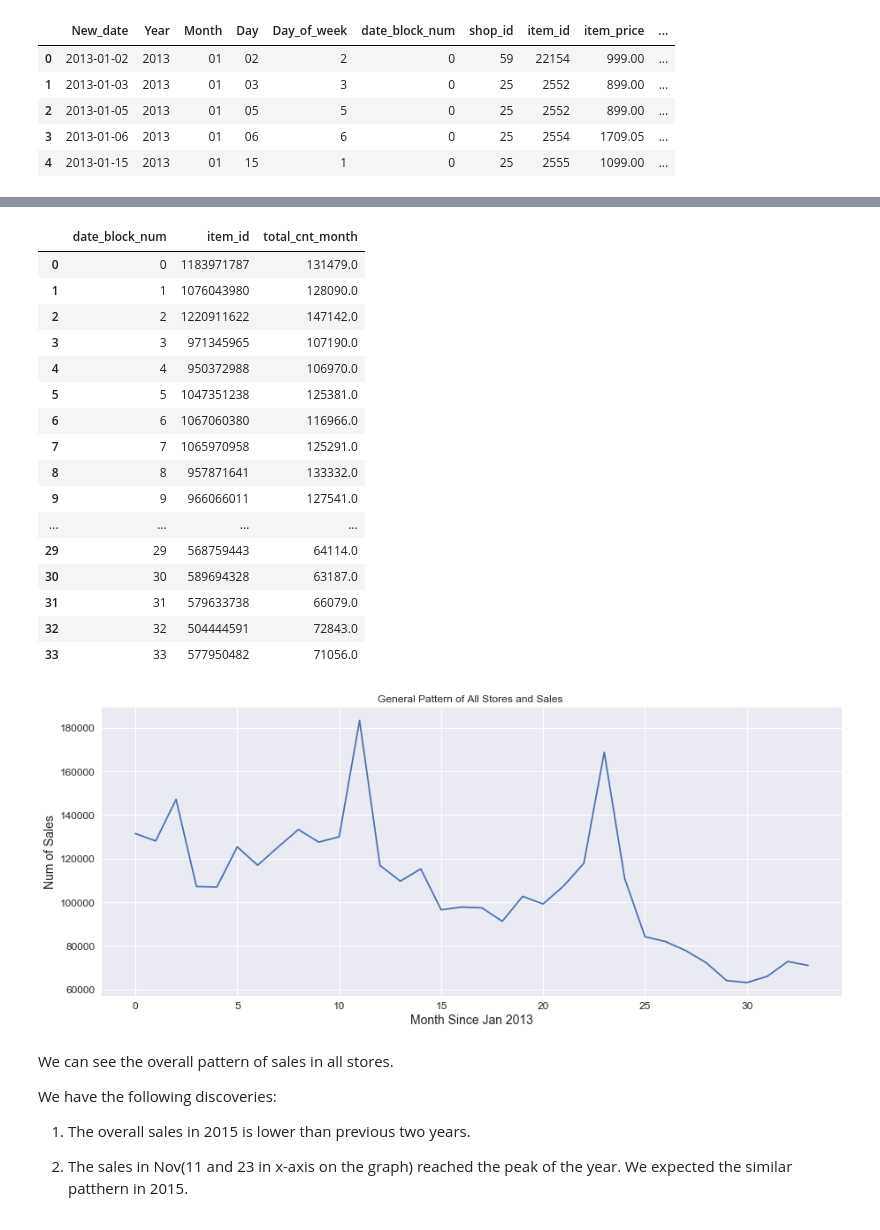
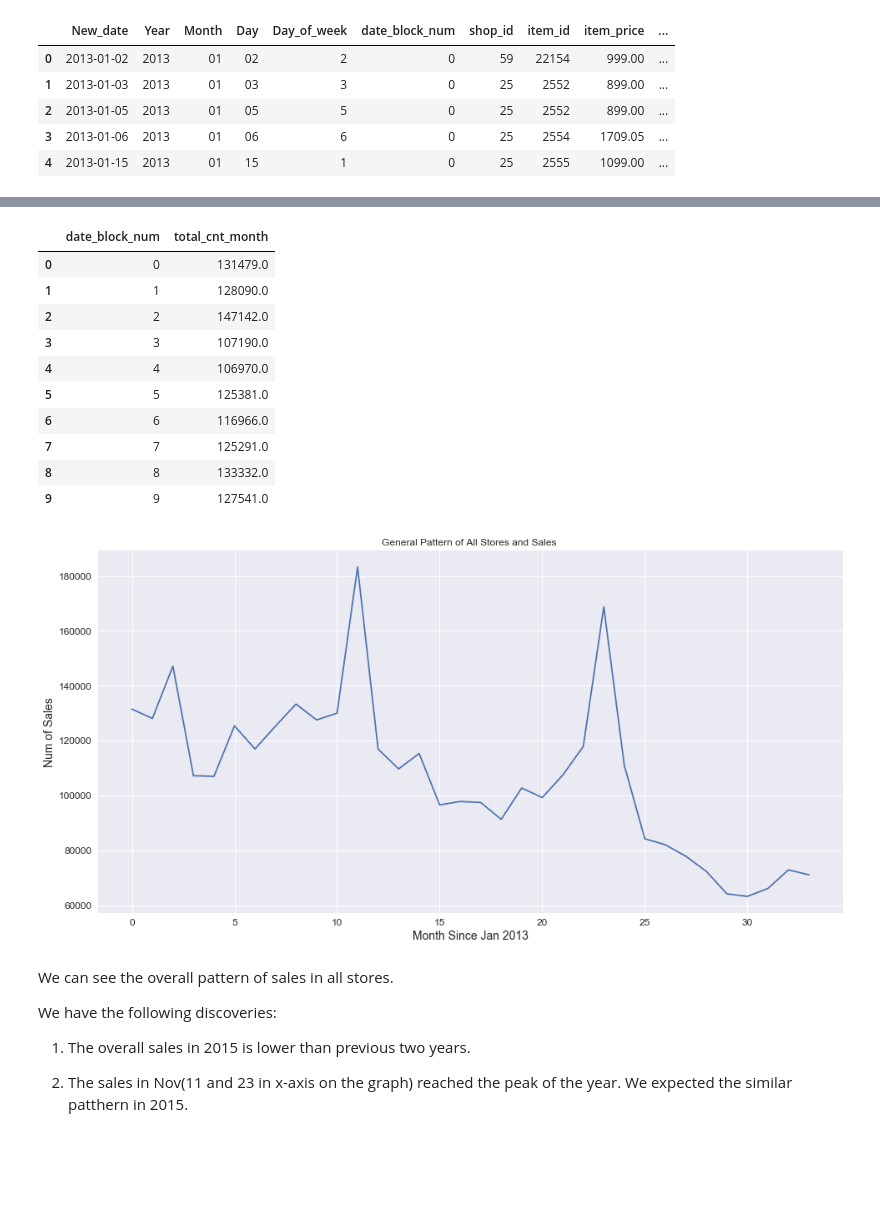
Before and after one commit to michael100824/Kaggle-Project, a Jupyter notebook: competitive-data-science-predict-future-sales/competitive-data-science-predict-future-sales.ipynb, the cells around one changed output, grey strips where cells are left out. Cells and saved outputs as stored; diff of their text form; code cells hidden in the pictures; blank space fills up the shorter version.

```diff
--- a/competitive-data-science-predict-future-sales/competitive-data-science-predict-future-sales.ipynb
+++ b/competitive-data-science-predict-future-sales/competitive-data-science-predict-future-sales.ipynb
@@ -437,34 +456,29 @@ df_work
 # %%
 grouped_month_sales = df_work.groupby(['date_block_num']).agg(np.sum).reset_index()
 grouped_month_sales = grouped_month_sales.rename(index=str, columns = {"item_cnt_day":"total_cnt_month"})
-grouped_month_sales
+grouped_month_sales = grouped_month_sales.drop(columns= 'item_id')
+grouped_month_sales.head(10)
 # %% [output]
-|  | date_block_num | item_id | total_cnt_month |
-| 0 | 0 | 1183971787 | 131479.0 |
-| 1 | 1 | 1076043980 | 128090.0 |
-| 2 | 2 | 1220911622 | 147142.0 |
-| 3 | 3 | 971345965 | 107190.0 |
-| 4 | 4 | 950372988 | 106970.0 |
-| 5 | 5 | 1047351238 | 125381.0 |
-| 6 | 6 | 1067060380 | 116966.0 |
-| 7 | 7 | 1065970958 | 125291.0 |
-| 8 | 8 | 957871641 | 133332.0 |
-| 9 | 9 | 966066011 | 127541.0 |
-| ... | ... | ... | ... |
-| 29 | 29 | 568759443 | 64114.0 |
-| 30 | 30 | 589694328 | 63187.0 |
-| 31 | 31 | 579633738 | 66079.0 |
-| 32 | 32 | 504444591 | 72843.0 |
-| 33 | 33 | 577950482 | 71056.0 |
+|  | date_block_num | total_cnt_month |
+| 0 | 0 | 131479.0 |
+| 1 | 1 | 128090.0 |
+| 2 | 2 | 147142.0 |
+| 3 | 3 | 107190.0 |
+| 4 | 4 | 106970.0 |
+| 5 | 5 | 125381.0 |
+| 6 | 6 | 116966.0 |
+| 7 | 7 | 125291.0 |
+| 8 | 8 | 133332.0 |
+| 9 | 9 | 127541.0 |
 # %%
 # plot the general pattern of all stores and sales
-plt.figure(figsize=(15,6))
+plt.figure(figsize=(16,8))
 plt.title('General Pattern of All Stores and Sales ')
 plt.xlabel('Month Since Jan 2013')
 plt.ylabel('Num of Sales')
 plt.plot(grouped_month_sales["date_block_num"],grouped_month_sales["total_cnt_month"]);
 # %% [output]
-[figure, old version]
+[figure, new version]
 # %% [markdown]
 We can see the overall pattern of sales in all stores.
 
```
Also changed, not shown: parts of 38 cells of this notebook.
